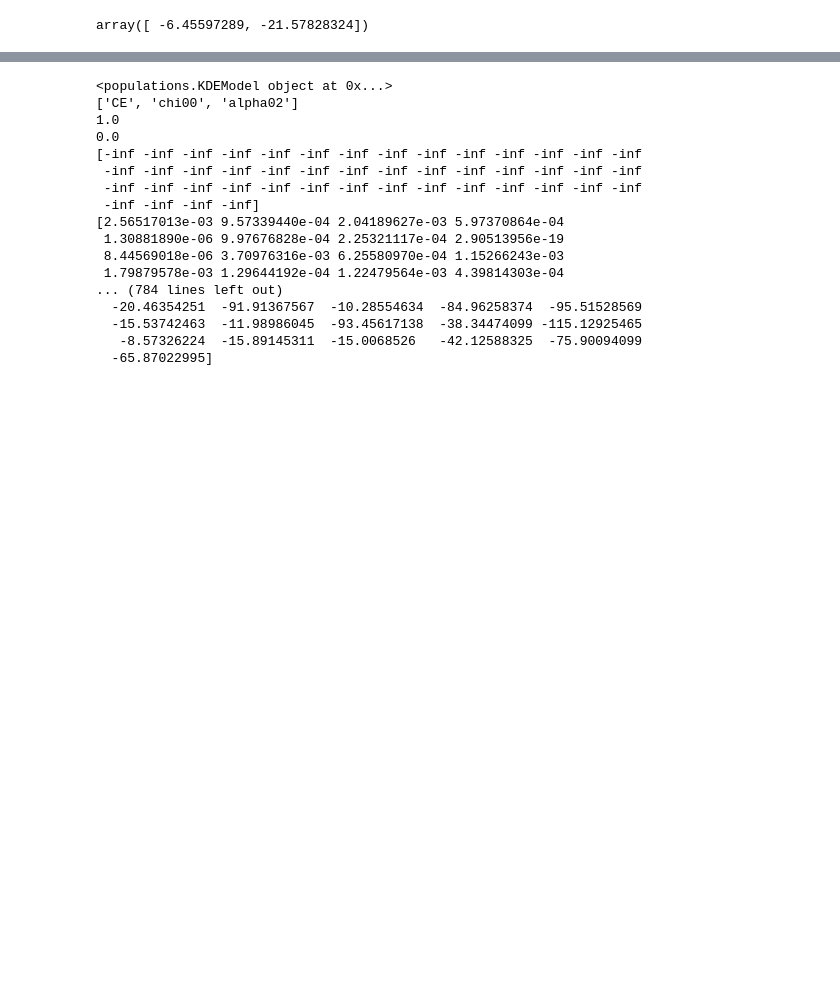
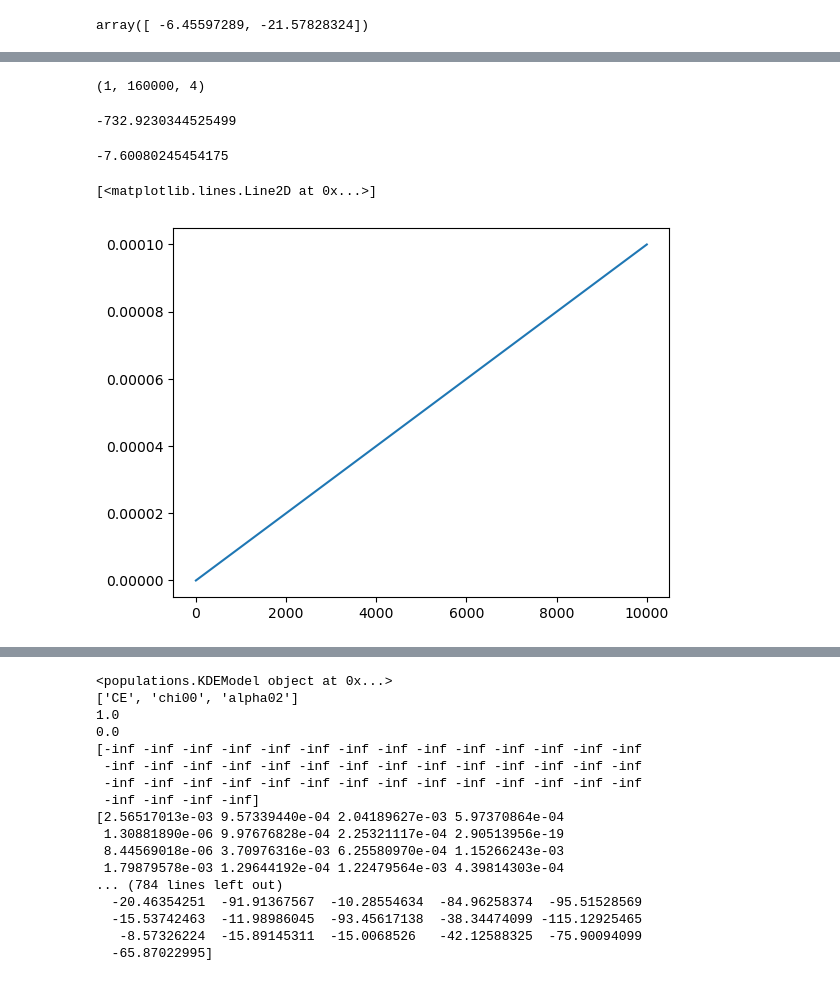
Before and after one commit to scolloms/AMAZE_model_selection, a Jupyter notebook: testing_notebooks/likelihood_calculation_test.ipynb, the cells around one changed output, grey strips where cells are left out. Cells and saved outputs as stored; diff of their text form; code cells hidden in the pictures; blank space fills up the shorter version.

```diff
--- a/testing_notebooks/likelihood_calculation_test.ipynb
+++ b/testing_notebooks/likelihood_calculation_test.ipynb
@@ -97,0 +175,4 @@ array([ -6.45597289, -21.57828324])
+# %%
+mapped_param_grid.shape
+# %% [output]
+(1, 160000, 4)
@@ -97,0 +183,17 @@ array([ -6.45597289, -21.57828324])
+# %%
+logsumexp((log_prob_grid+ np.log(dtheta)))
+# %% [output]
+-732.9230344525499
+# %%
+probs, dx=np.linspace(0,5,10000, retstep=True)
+
+#this is log(probs*normalisation constant)
+test_lprobs=np.log(probs)+np.log(2/50000)
+logsumexp(test_lprobs)
+# %% [output]
+-7.60080245454175
+# %%
+plt.plot(probs/50000)
+# %% [output]
+[<matplotlib.lines.Line2D at 0x...>]
+[figure, added]
```
Also changed, not shown: parts of 19 cells of this notebook.
